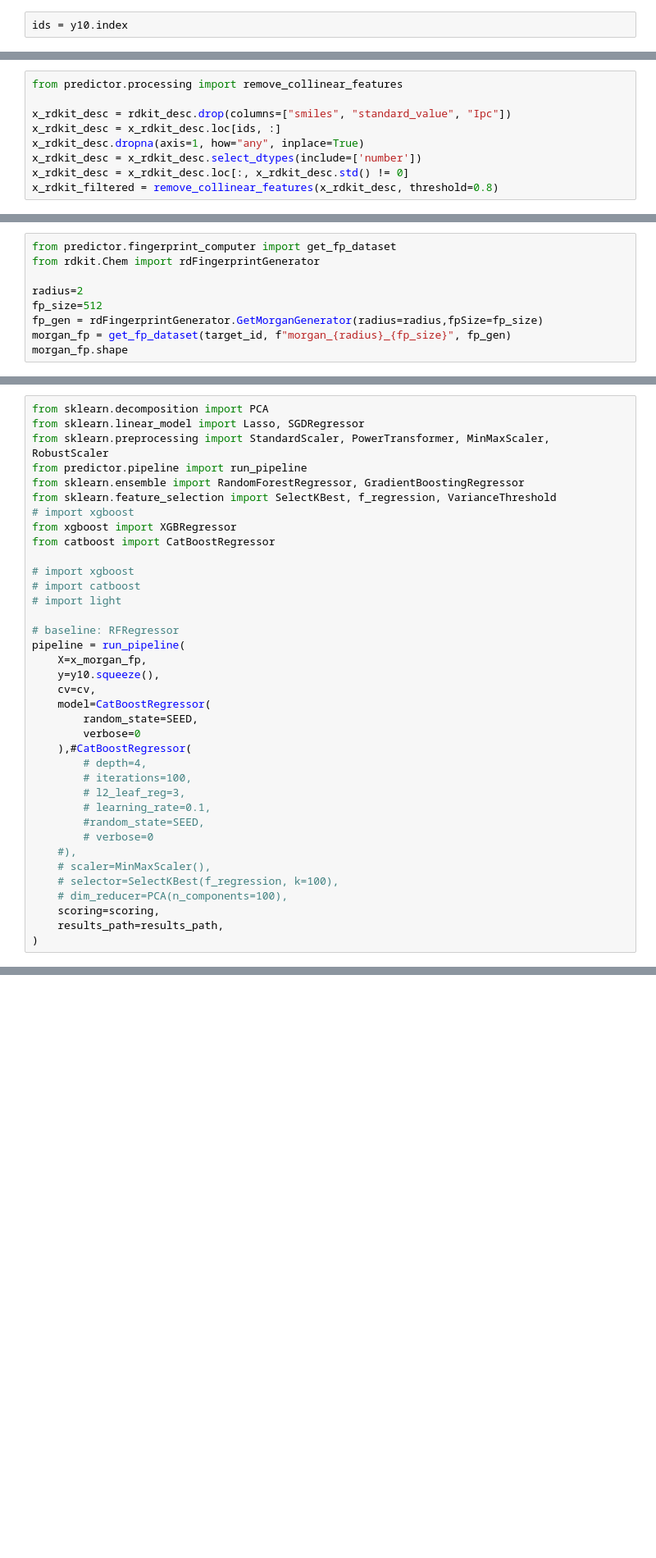
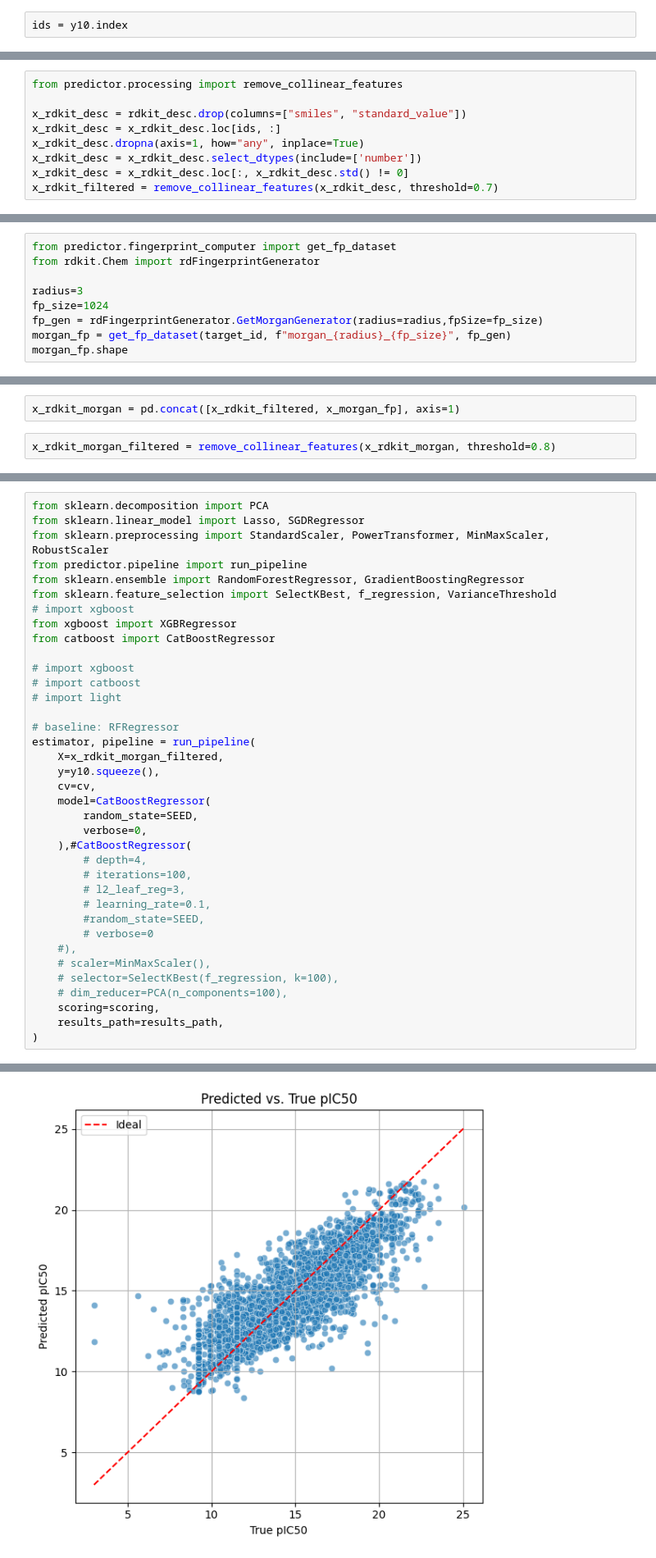
Before and after one commit to martilut/alzheimer-generative-design, a Jupyter notebook: data_processing.ipynb, the cells around one changed output, grey strips where cells are left out. Shown at 82% size. Saved outputs shown, nothing was run; the diff lists cells and outputs as text; blank space fills up the shorter version.

```diff
--- a/data_processing.ipynb
+++ b/data_processing.ipynb
@@ -39,12 +61,12 @@ rdkit_desc.shape
 # %%
 from predictor.processing import remove_collinear_features
 
-x_rdkit_desc = rdkit_desc.drop(columns=["smiles", "standard_value", "Ipc"])
+x_rdkit_desc = rdkit_desc.drop(columns=["smiles", "standard_value"])
 x_rdkit_desc = x_rdkit_desc.loc[ids, :]
 x_rdkit_desc.dropna(axis=1, how="any", inplace=True)
 x_rdkit_desc = x_rdkit_desc.select_dtypes(include=['number'])
 x_rdkit_desc = x_rdkit_desc.loc[:, x_rdkit_desc.std() != 0]
-x_rdkit_filtered = remove_collinear_features(x_rdkit_desc, threshold=0.8)
+x_rdkit_filtered = remove_collinear_features(x_rdkit_desc, threshold=0.7)
 # %%
 from predictor.descriptor_computer import get_desc_dataset
 
@@ -61,8 +85,8 @@ x_mordred_filtered = remove_collinear_features(x_mordred_desc, threshold=0.8)
 from predictor.fingerprint_computer import get_fp_dataset
 from rdkit.Chem import rdFingerprintGenerator
 
-radius=2
-fp_size=512
+radius=3
+fp_size=1024
 fp_gen = rdFingerprintGenerator.GetMorganGenerator(radius=radius,fpSize=fp_size)
 morgan_fp = get_fp_dataset(target_id, f"morgan_{radius}_{fp_size}", fp_gen)
 morgan_fp.shape
@@ -77,3 +105,7 @@ n_splits = 5
 cv = KFold(n_splits=n_splits, shuffle=True, random_state=SEED)
 scoring = ['r2', 'neg_mean_absolute_error', 'neg_root_mean_squared_error']
 results_path = 'results.csv'
+# %%
+x_rdkit_morgan = pd.concat([x_rdkit_filtered, x_morgan_fp], axis=1)
+# %%
+x_rdkit_morgan_filtered = remove_collinear_features(x_rdkit_morgan, threshold=0.8)
@@ -93,13 +129,13 @@ from catboost import CatBoostRegressor
 # import light
 
 # baseline: RFRegressor
-pipeline = run_pipeline(
-    X=x_morgan_fp,
+estimator, pipeline = run_pipeline(
+    X=x_rdkit_morgan_filtered,
     y=y10.squeeze(),
     cv=cv,
     model=CatBoostRegressor(
         random_state=SEED,
-        verbose=0
+        verbose=0,
     ),#CatBoostRegressor(
         # depth=4,
         # iterations=100,
@@ -114,3 +150,4 @@ pipeline = run_pipeline(
     scoring=scoring,
     results_path=results_path,
 )
+# %% [output]
@@ -116,0 +157 @@ pipeline = run_pipeline(
+[figure, added]
```
Also changed, not shown: parts of 13 cells of this notebook, 2 other files.
